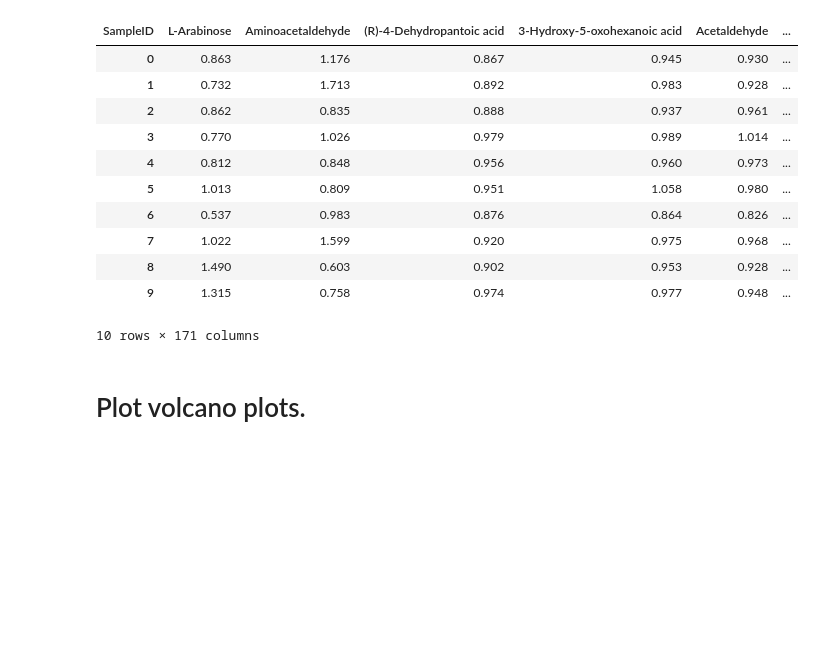
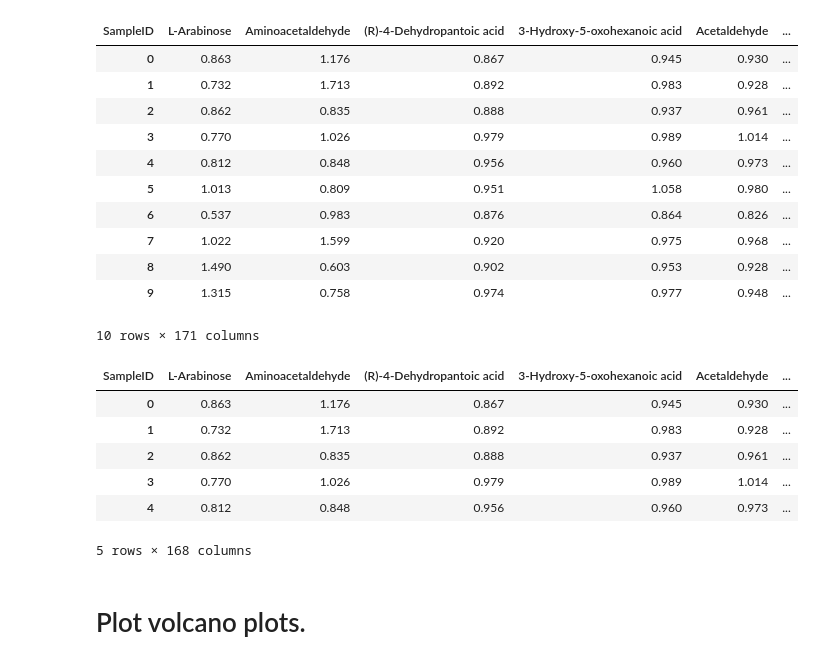
Before and after one commit to jamesleocodes/Diabetic_Retinopathy_ML, a Jupyter notebook: dR_ML.ipynb, the cells around one changed output. Drawn from its saved outputs; the diff is of its cells as text; code cells hidden in the pictures; blank space fills up the shorter version.

```diff
--- a/dR_ML.ipynb
+++ b/dR_ML.ipynb
@@ -172,6 +172,16 @@ df.head(10)
 # %%
 # Drop duplicate columns
 df = df.loc[:,~df.columns.duplicated()]
+# %%
+df.head()
+# %% [output]
+| SampleID | L-Arabinose | Aminoacetaldehyde | (R)-4-Dehydropantoic acid | 3-Hydroxy-5-oxohexanoic acid | Acetaldehyde | ... |
+| 0 | 0.863 | 1.176 | 0.867 | 0.945 | 0.930 | ... |
+| 1 | 0.732 | 1.713 | 0.892 | 0.983 | 0.928 | ... |
+| 2 | 0.862 | 0.835 | 0.888 | 0.937 | 0.961 | ... |
+| 3 | 0.770 | 1.026 | 0.979 | 0.989 | 1.014 | ... |
+| 4 | 0.812 | 0.848 | 0.956 | 0.960 | 0.973 | ... |
+5 rows × 168 columns
 # %% [markdown]
 # Plot volcano plots.
 # %%
```
Also changed, not shown: parts of 1 cell of this notebook, 1 other file.
